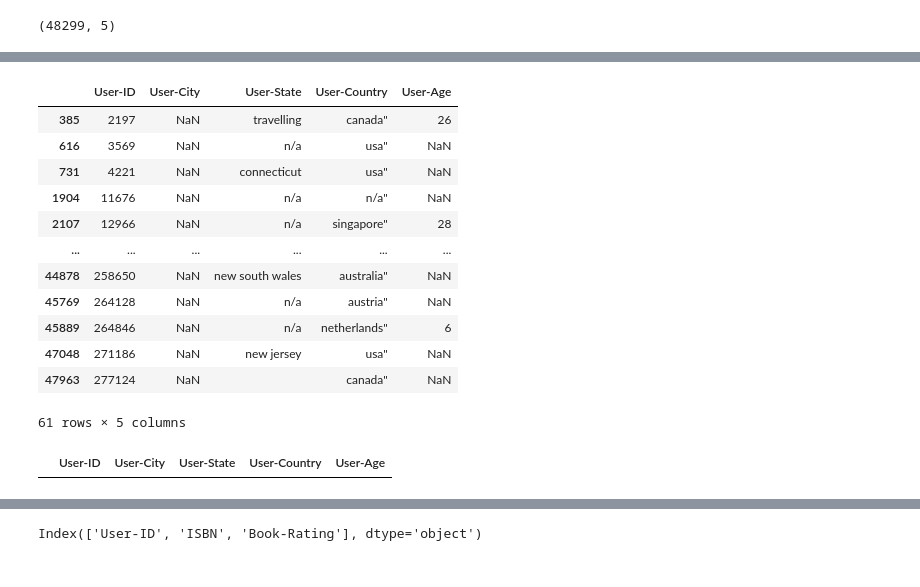
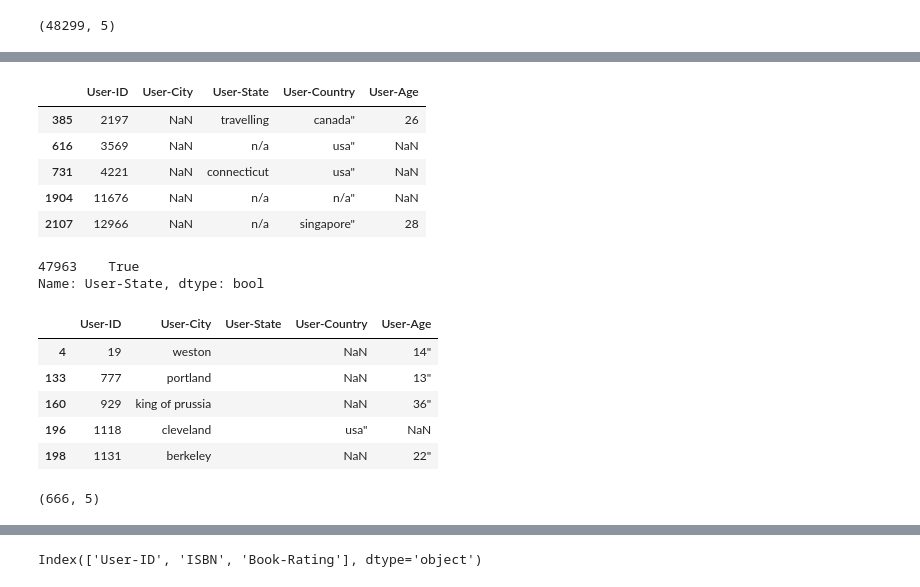
Before and after one commit to caseynator123/EDP_assigment2, a Jupyter notebook: eda/early_eda.ipynb, the cells around one changed output, grey strips where cells are left out. Drawn from its saved outputs; the diff is of its cells as text; code cells hidden in the pictures.

Commit message:
explore BX-Books BX-Users

```diff
--- a/eda/early_eda.ipynb
+++ b/eda/early_eda.ipynb
@@ -103,21 +280,28 @@ users[users["User-Age"].isna()]
 # %%
-users[users["User-City"].isna()]
+users[users["User-City"].isna()].head(5)
 # %% [output]
 |  | User-ID | User-City | User-State | User-Country | User-Age |
 | 385 | 2197 | NaN | travelling | canada" | 26 |
 | 616 | 3569 | NaN | n/a | usa" | NaN |
 | 731 | 4221 | NaN | connecticut | usa" | NaN |
 | 1904 | 11676 | NaN | n/a | n/a" | NaN |
 | 2107 | 12966 | NaN | n/a | singapore" | 28 |
-| ... | ... | ... | ... | ... | ... |
-| 44878 | 258650 | NaN | new south wales | australia" | NaN |
-| 45769 | 264128 | NaN | n/a | austria" | NaN |
-| 45889 | 264846 | NaN | n/a | netherlands" | 6 |
-| 47048 | 271186 | NaN | new jersey | usa" | NaN |
-| 47963 | 277124 | NaN |  | canada" | NaN |
-61 rows × 5 columns
 # %%
-users[users["User-State"].isna()]
+users[users["User-ID"] == 277124]["User-State"] == ' '
 # %% [output]
-|  | User-ID | User-City | User-State | User-Country | User-Age |
+47963    True
+Name: User-State, dtype: bool
+# %%
+users[users["User-State"] == " "].head(5)
+# %% [output]
+|  | User-ID | User-City | User-State | User-Country | User-Age |
+| 4 | 19 | weston |  | NaN | 14" |
+| 133 | 777 | portland |  | NaN | 13" |
+| 160 | 929 | king of prussia |  | NaN | 36" |
+| 196 | 1118 | cleveland |  | usa" | NaN |
+| 198 | 1131 | berkeley |  | NaN | 22" |
+# %%
+users[users["User-State"] == " "].shape
+# %% [output]
+(666, 5)
 # %%
```
Also changed, not shown: parts of 63 cells of this notebook.
